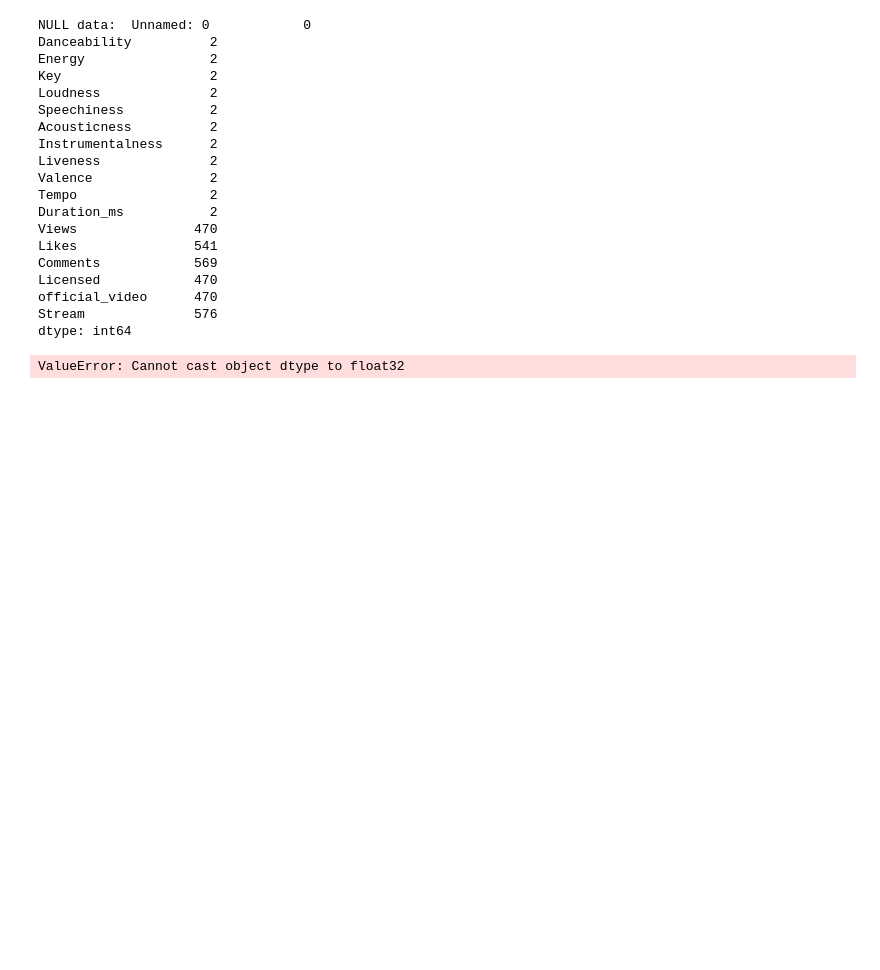
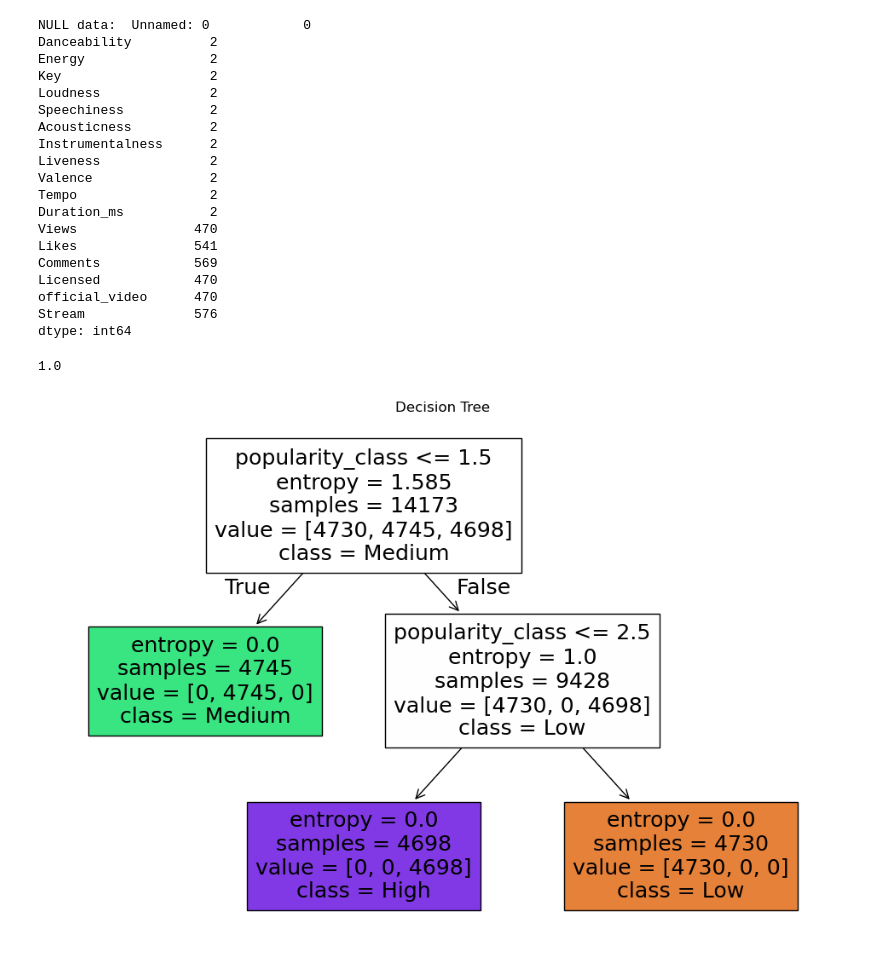
Before and after one commit to Lauralug0/MML-Project, a Jupyter notebook: DecisionTree.ipynb, the cells around one changed output. Cells and saved outputs as stored; diff of their text form; code cells hidden in the pictures; blank space fills up the shorter version.

Commit message:
Add files via upload
updated decision tree

```diff
--- a/DecisionTree.ipynb
+++ b/DecisionTree.ipynb
@@ -58,33 +58,35 @@ dtype: int64
 # %%
 import numpy as np
 import pandas as pd
 import matplotlib.pyplot as plt
 import seaborn as sns
 import category_encoders as ce
+from sklearn import tree
 from sklearn.model_selection import train_test_split
 from sklearn.tree import DecisionTreeClassifier
 from sklearn import metrics
 
 # Spliting the data
-X = df.drop(columns=['Stream'], axis=1)
-y = df['Stream']
+X = df.drop(columns=['Likes', 'Comments', 'Stream'], axis=1)
+y = df['popularity_class']
 X_train, X_test, y_train, y_test = train_test_split(X, y, test_size = 0.3, random_state = 42)
 
 #Categorial encoder for the popularity class
 encoder = ce.OrdinalEncoder(['popularity_class'])
 X_train = encoder.fit_transform(X_train)
 X_test = encoder.transform(X_test)
 
 # Decision Tree Classifier
 clf = DecisionTreeClassifier(criterion='entropy', max_depth=3, random_state=42)
-clf.fit(X, y)
+clf.fit(X_train, y_train)
 y_pred = clf.predict(X_test)
 print(metrics.accuracy_score(y_test, y_pred))
 
 # Display the decision tree
-plt.figure(figsize= (12,6))
-tree.plot_tree(clf, filled = True)
+plt.figure(figsize= (12,8))
+tree.plot_tree(clf, feature_names=X.columns, class_names=y.cat.categories.astype(str), filled=True)
 plt.title("Decision Tree")
 plt.show()
 # %% [output]
-ValueError: Cannot cast object dtype to float32
+1.0
+[figure, added]
```
